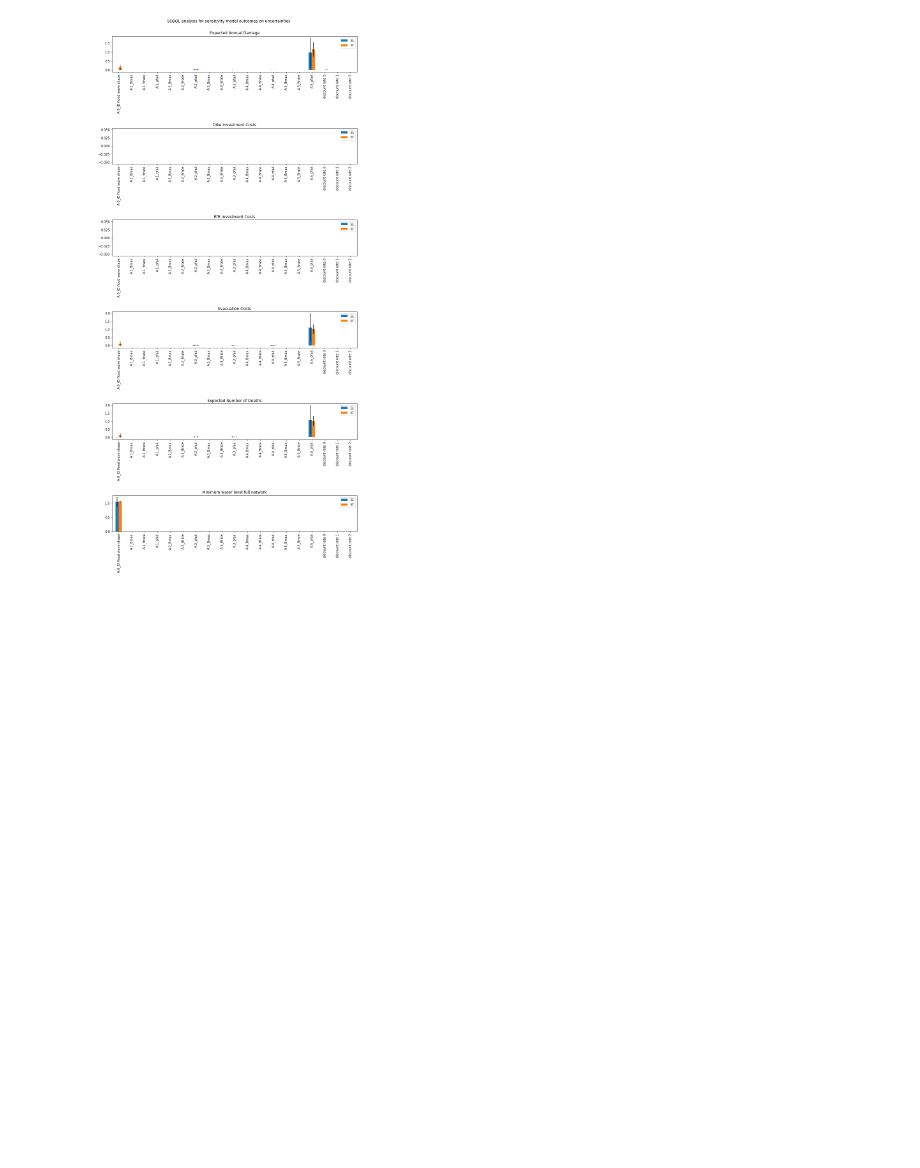
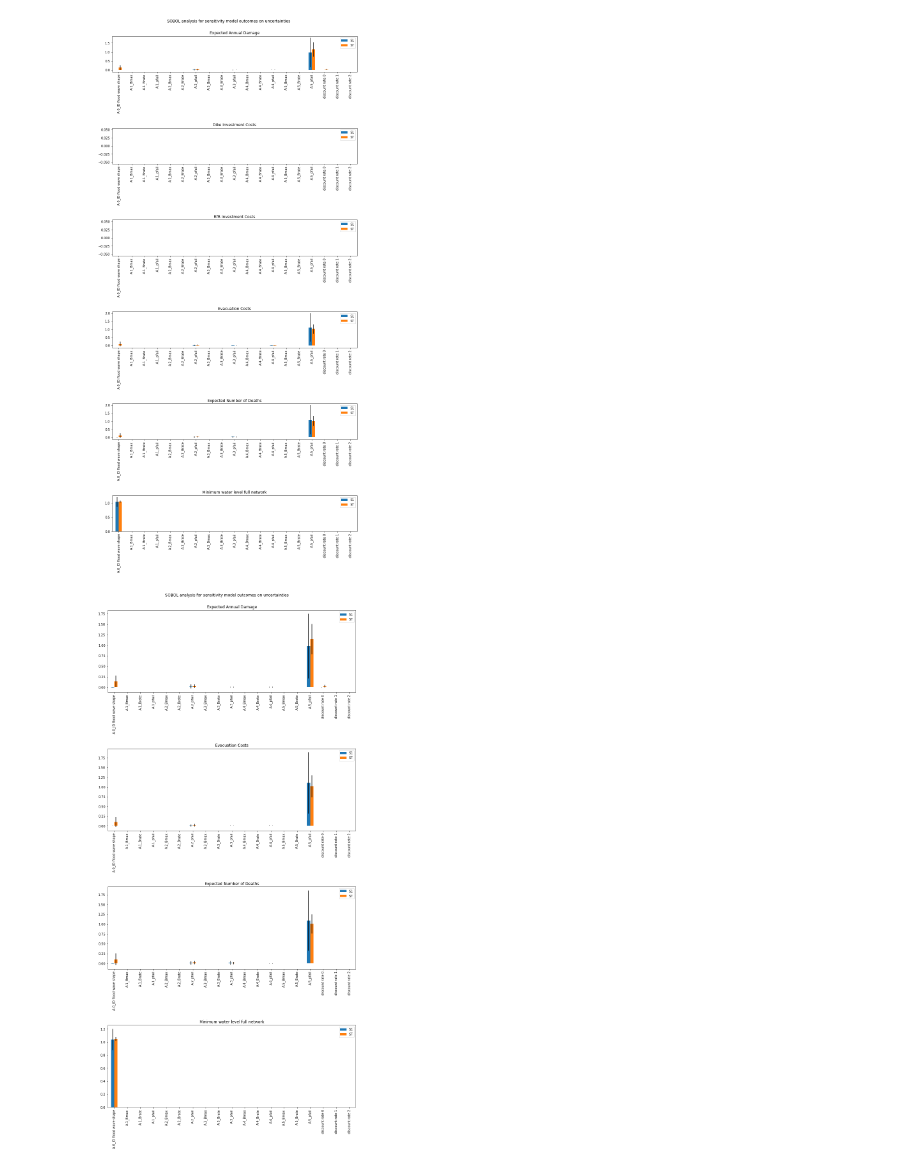
Before and after one commit to floristevito/EPA1361, a Jupyter notebook: lab_sessions/final assignment/ANALYSIS_04_SOBOL.ipynb, the cells around one changed output. Drawn from its saved outputs; the diff is of its cells as text; code cells hidden in the pictures; blank space fills up the shorter version.

Commit message:
Update on SOBOL

```diff
--- a/lab_sessions/final assignment/ANALYSIS_04_SOBOL.ipynb
+++ b/lab_sessions/final assignment/ANALYSIS_04_SOBOL.ipynb
@@ -101,3 +101,24 @@ fig.suptitle('SOBOL analysis for sensitivity model outcomes on uncertainties')
 fig.tight_layout(pad=3.0)
 # %% [output]
 [figure]
+# %%
+fig, (ax1, ax2, ax3, ax4) = plt.subplots(4,1, figsize=(12, 25))
+axes = [ax1, ax2, ax3, ax4, ax5, ax6]
+i = 0
+
+for outcome in ['Expected Annual Damage',
+ 'Evacuation Costs',
+ 'Expected Number of Deaths',
+ 'Minimum water level full network']:
+    Si = sobol.analyze(SA_lib_problem, experiment_2[experiment_2['policy'] == 0][outcome].to_numpy())
+    scores_filtered = {k:Si[k] for k in ['ST', 'ST_conf', 'S1', 'S1_conf']}
+    Si_df_1 = pd.DataFrame(scores_filtered, index= SA_lib_problem['names'])
+    indices = Si_df_1[['S1', 'ST']]
+    err = Si_df_1[['S1_conf', 'ST_conf']]
+    indices.plot.bar(yerr=err.values.T, ax=axes[i])
+    axes[i].set_title(outcome)
+    i += 1
+fig.suptitle('SOBOL analysis for sensitivity model outcomes on uncertainties')
+fig.tight_layout(pad=3.0)
+# %% [output]
+[figure, added]
```
Also changed, not shown: 1 other file.
